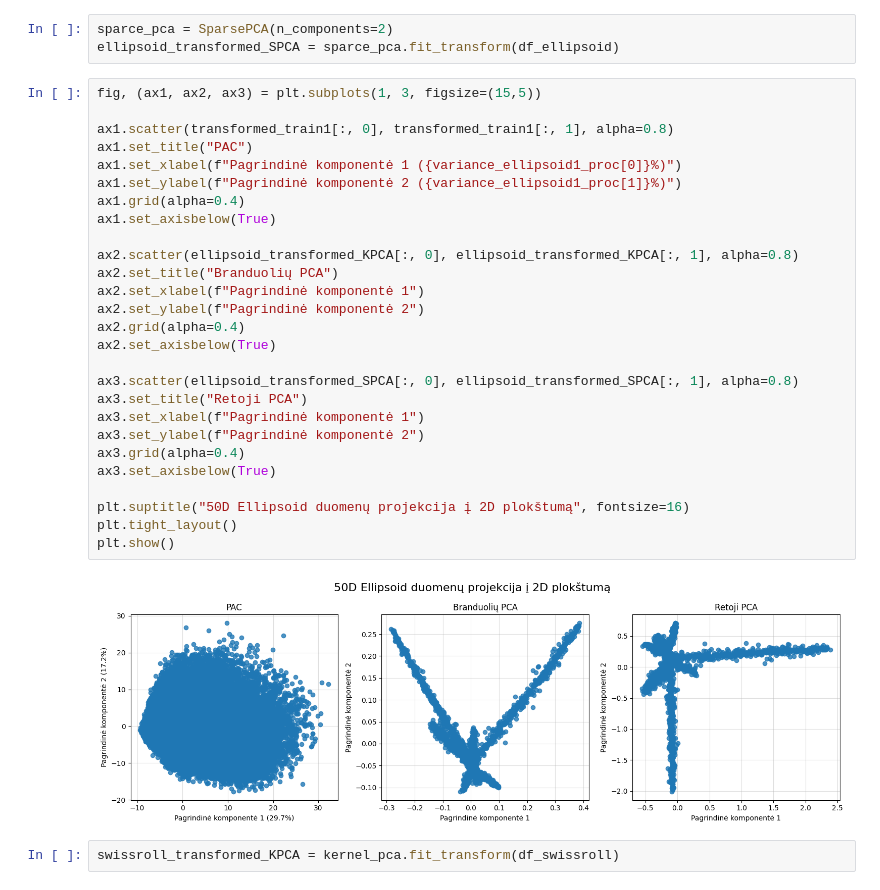
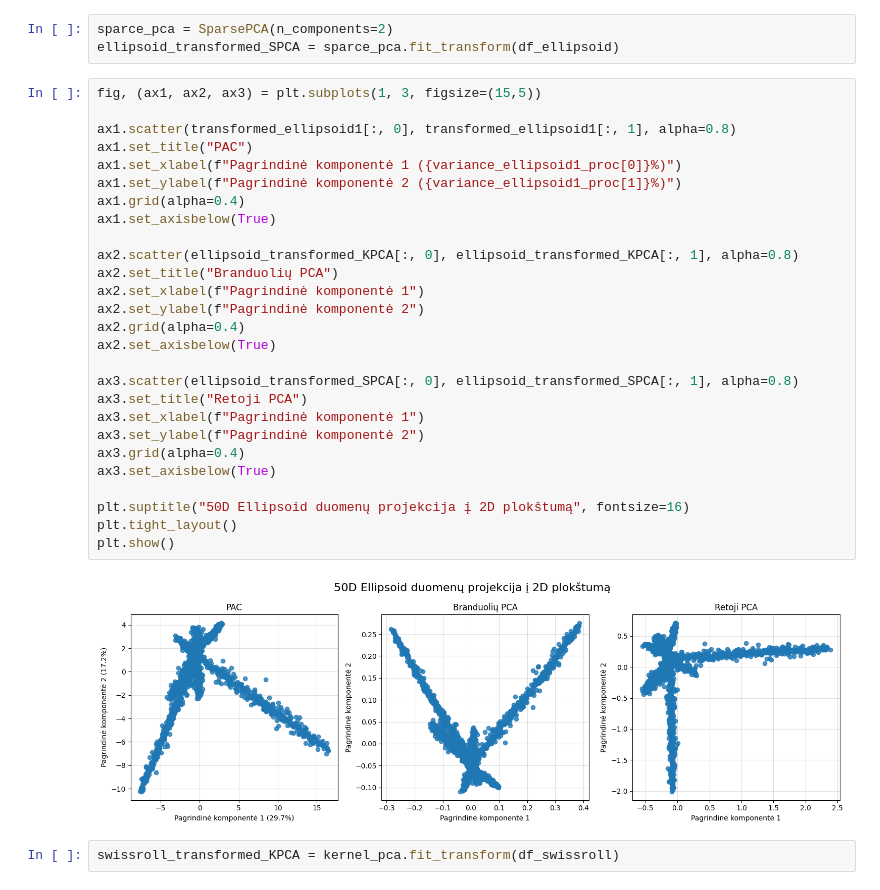
Before and after one commit to EvelinaDu/Papildomi_duomenu_vizualizavimo_skyriai, a Jupyter notebook: Algoritmas/kodas.ipynb, the cells around one changed output. Saved outputs shown, nothing was run; the diff lists cells and outputs as text.

```diff
--- a/Algoritmas/kodas.ipynb
+++ b/Algoritmas/kodas.ipynb
@@ -481,32 +481,32 @@ ellipsoid_transformed_SPCA = sparce_pca.fit_transform(df_ellipsoid)
 # %%
 fig, (ax1, ax2, ax3) = plt.subplots(1, 3, figsize=(15,5))
 
-ax1.scatter(transformed_train1[:, 0], transformed_train1[:, 1], alpha=0.8)
+ax1.scatter(transformed_ellipsoid1[:, 0], transformed_ellipsoid1[:, 1], alpha=0.8)
 ax1.set_title("PAC")
 ax1.set_xlabel(f"Pagrindinė komponentė 1 ({variance_ellipsoid1_proc[0]}%)")
 ax1.set_ylabel(f"Pagrindinė komponentė 2 ({variance_ellipsoid1_proc[1]}%)")
 ax1.grid(alpha=0.4)
 ax1.set_axisbelow(True)
 
 ax2.scatter(ellipsoid_transformed_KPCA[:, 0], ellipsoid_transformed_KPCA[:, 1], alpha=0.8)
 ax2.set_title("Branduolių PCA")
 ax2.set_xlabel(f"Pagrindinė komponentė 1")
 ax2.set_ylabel(f"Pagrindinė komponentė 2")
 ax2.grid(alpha=0.4)
 ax2.set_axisbelow(True)
 
 ax3.scatter(ellipsoid_transformed_SPCA[:, 0], ellipsoid_transformed_SPCA[:, 1], alpha=0.8)
 ax3.set_title("Retoji PCA")
 ax3.set_xlabel(f"Pagrindinė komponentė 1")
 ax3.set_ylabel(f"Pagrindinė komponentė 2")
 ax3.grid(alpha=0.4)
 ax3.set_axisbelow(True)
 
 plt.suptitle("50D Ellipsoid duomenų projekcija į 2D plokštumą", fontsize=16)
 plt.tight_layout()
 plt.show()
 # %% [output]
-[figure, old version]
+[figure, new version]
 # %%
 swissroll_transformed_KPCA = kernel_pca.fit_transform(df_swissroll)
 # %%
```
